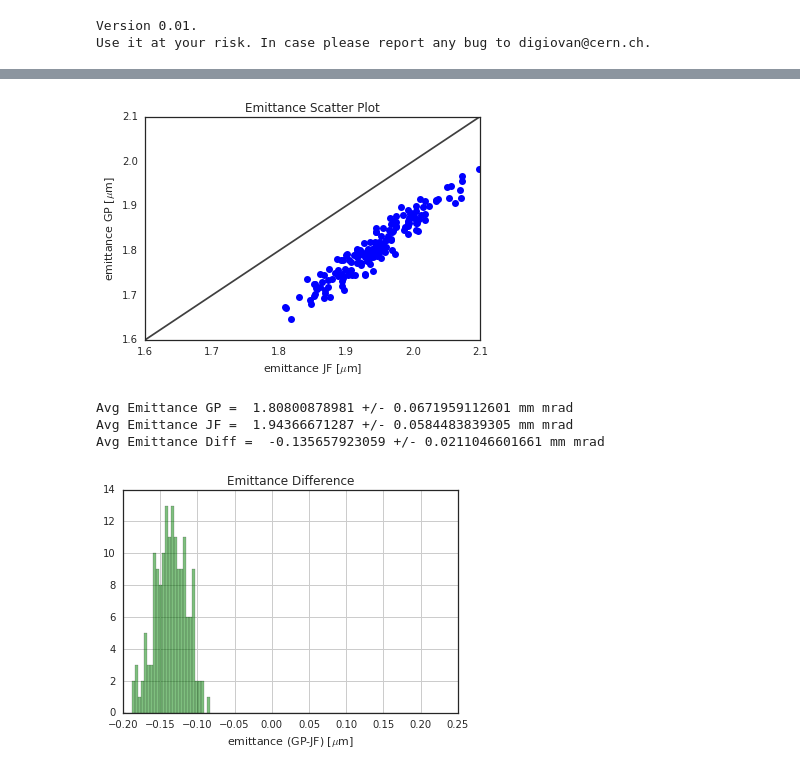
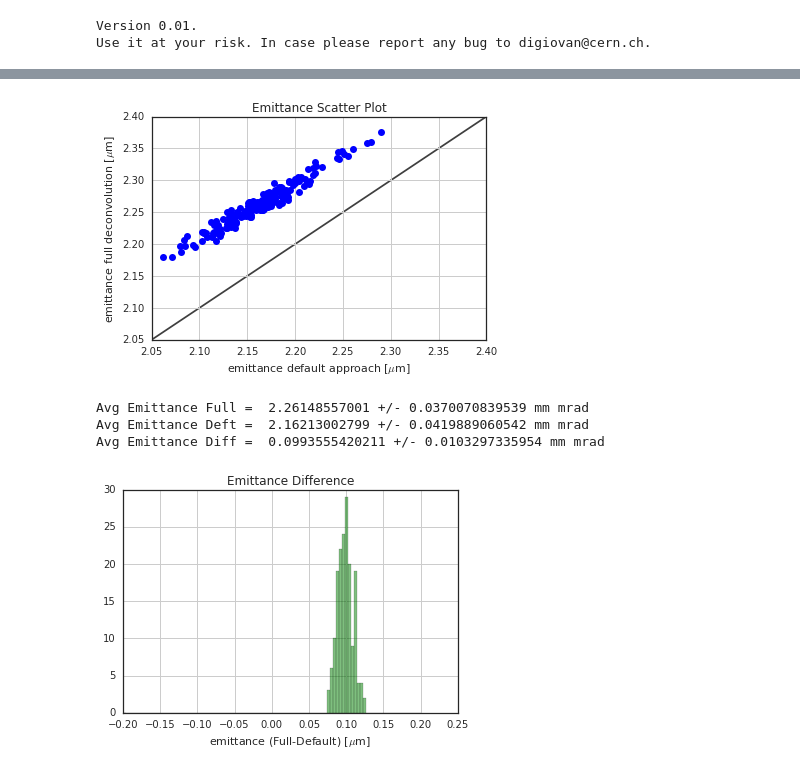
Before and after one commit to digiovan/MD_ANALYSIS, a Jupyter notebook: 2016/MD74/ExtractEmittancePSBSemGrids.ipynb, the cells around one changed output, grey strips where cells are left out. Saved outputs shown, nothing was run; the diff lists cells and outputs as text; code cells hidden in the pictures.

```diff
--- a/2016/MD74/ExtractEmittancePSBSemGrids.ipynb
+++ b/2016/MD74/ExtractEmittancePSBSemGrids.ipynb
@@ -40,8 +44,10 @@ Lb = La + 2.485; # m
 Lc = Lb + 2.487; # m
 
 # which ring/plane to test?
-ring  = '3'
-plane = 'V'
+ring  = '2'
+plane = 'H'
+
+saveData = True
 
 folder_data = 'PSB_r' + ring + '_p' + plane
 folder_tomo = 'PSB_r' + ring + '_tomograms_' + plane
@@ -57,7 +58,7 @@ folder_tomo = 'PSB_r' + ring + '_tomograms_' + plane
 # %%
 # Get the list of files from the WS
-matfiles=sorted(glob.glob('/eos/user/d/digiovan/2016/MD74/data/sem/' + folder_data +'/*mat'))
-#print len(matfiles)
+matfiles=sorted(glob.glob('/eos/user/d/digiovan/MD_ANALYSIS/2016/MD74/data/sem/' + folder_data +'/*mat'))
+print "loaded", len(matfiles), "matfiles"
 #print matfiles[0]
 #print matfiles
 
@@ -309,11 +383,13 @@ myDataFrame['emittanceSG'] = myDataFrame.apply( simpleMethod , axis=1)
 # %%
+# this is a test to plot some fit and compare the output with the default application from Jean-Francois Comblin
 sns.set_style('white')
 
 # test
+i = 2
 isVerbose = True
-out = simpleMethod (myDataFrame.iloc[2])
+out = simpleMethod (myDataFrame.iloc[i])
 
-print "emittance from JF's application = ", myDataFrame.iloc[2]['BTM_BSFHV01.Emittance.value.emittance'], " mm mrad"
+print "\n *** emittance from JFC's application = ", myDataFrame.iloc[i]['BTM_BSFHV01.Emittance.value.emittance'], " mm mrad"
 # %% [output]
 [[  1.        -0.         0.      ]
  [  1.        -4.97       6.175225]
@@ -516,8 +887,10 @@ alpha (twiss) =  1.61388868279
 # %%
 # plot of emittance from my method vs JF's
-plt.plot(myDataFrame['BTM_BSFHV01.Emittance.value.emittance'],myDataFrame['emittanceSGFit5Pars'],'bo')
-plt.xlabel('emittance JF [$\mu$m]')
-plt.ylabel('emittance GP [$\mu$m]')
+#plt.plot(myDataFrame['BTM_BSFHV01.Emittance.value.emittance'],myDataFrame['emittanceSGFull'],'bo')
+plt.plot(myDataFrame['emittanceSG'],myDataFrame['emittanceSGFull'],'bo')
+plt.xlabel('emittance default approach [$\mu$m]')
+plt.ylabel('emittance full deconvolution [$\mu$m]')
+plt.grid(True)
 plt.title('Emittance Scatter Plot')
 
 plt.hold('on')
@@ -532,25 +905,26 @@ plt.xlim(lims)
 plt.ylim(lims)
 plt.hold('off')
 # %% [output]
-[figure, old version]
+[figure, new version]
 # %%
 bins = np.linspace(-0.2, 0.2, 100)
 
-myEmittance   = myDataFrame['emittanceSGFit5Pars'].values
-jfEmittance   = myDataFrame['BTM_BSFHV01.Emittance.value.emittance'].values
-diffEmittance = myEmittance-jfEmittance
+fullEmittance   = myDataFrame['emittanceSGFull'].values
+#jfEmittance   = myDataFrame['BTM_BSFHV01.Emittance.value.emittance'].values
+deftEmittance   = myDataFrame['emittanceSG'].values
+diffEmittance = fullEmittance-deftEmittance
 
 plt.hist( diffEmittance, bins, facecolor='green', alpha=0.5)
-plt.xlabel('emittance (GP-JF) [$\mu$m]')
+plt.xlabel('emittance (Full-Default) [$\mu$m]')
 plt.title('Emittance Difference')
 plt.grid(True)
 
-
-print "Avg Emittance GP = ", np.mean(myEmittance),   "+/-", np.std(myEmittance) , "mm mrad"
-print "Avg Emittance JF = ", np.mean(jfEmittance),   "+/-", np.std(jfEmittance), "mm mrad"
-print "Avg Emittance Diff = ", np.mean(diffEmittance), "+/-", np.std(diffEmittance), "mm mrad"
+print "Avg Emittance Full = ", np.mean(fullEmittance), "+/-", np.std(fullEmittance) , "mm mrad"
+#print "Avg Emittance JF = ",   np.mean(jfEmittance),   "+/-", np.std(jfEmittance),   "mm mrad"
+print "Avg Emittance Deft = ", np.mean(deftEmittance), "+/-", np.std(deftEmittance),  "mm mrad"
+print "Avg Emittance Diff = ", np.mean(diffEmittance), "+/-", np.std(diffEmittance),  "mm mrad"
 # %% [output]
-Avg Emittance GP =  1.80800878981 +/- 0.0671959112601 mm mrad
-Avg Emittance JF =  1.94366671287 +/- 0.0584483839305 mm mrad
-Avg Emittance Diff =  -0.135657923059 +/- 0.0211046601661 mm mrad
+Avg Emittance Full =  2.26148557001 +/- 0.0370070839539 mm mrad
+Avg Emittance Deft =  2.16213002799 +/- 0.0419889060542 mm mrad
+Avg Emittance Diff =  0.0993555420211 +/- 0.0103297335954 mm mrad
-[figure, old version]
+[figure, new version]
```
Also changed, not shown: parts of 25 cells of this notebook, 1 other file.
